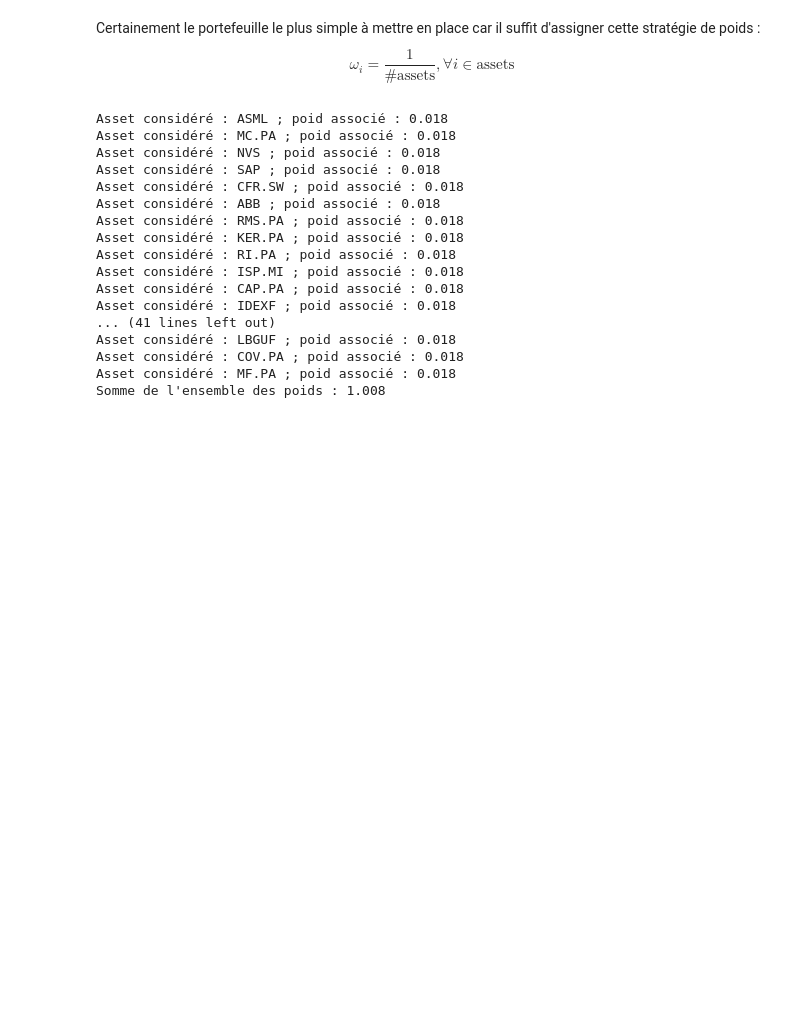
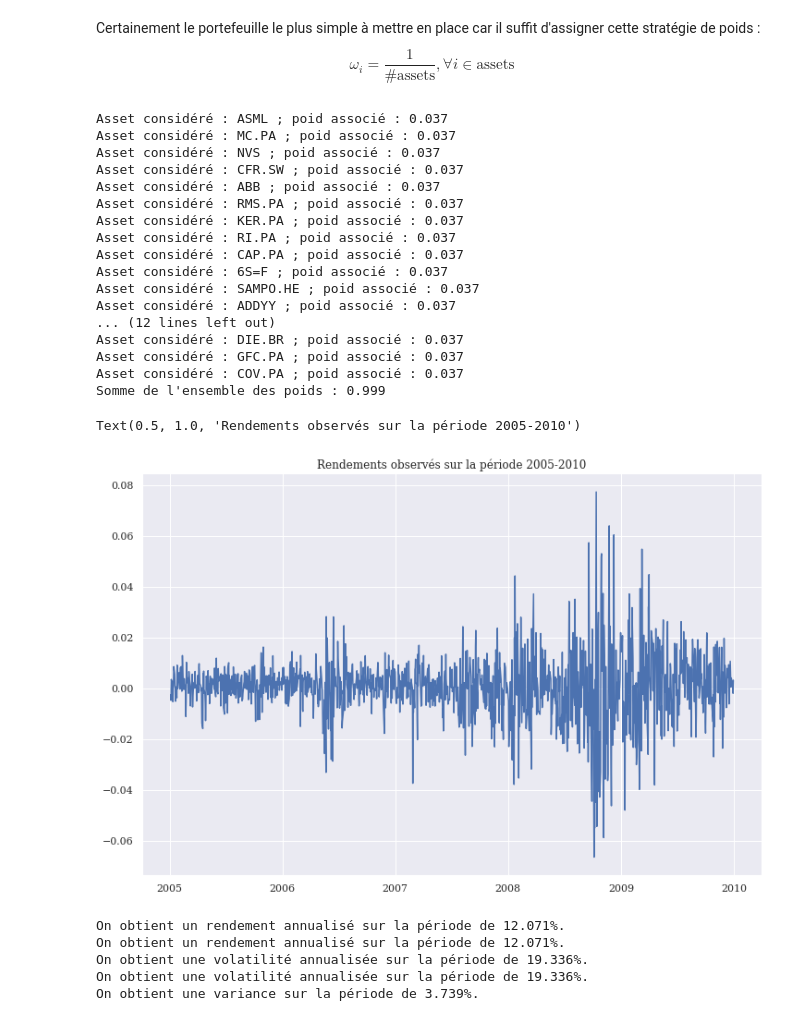
Before and after one commit to bashog/Portfolio-Construction, a Jupyter notebook: portfolio_construction.ipynb, the cells around one changed output. Drawn from its saved outputs; the diff is of its cells as text; code cells hidden in the pictures; blank space fills up the shorter version.

```diff
--- a/portfolio_construction.ipynb
+++ b/portfolio_construction.ipynb
@@ -125,7 +157,7 @@ $$
 $$
 # %%
 # On définit un dictionnaire contenant les poids associés à chaque asset
-w_equal = {asset:round(1/len(rends.columns),3) for asset in rends.columns}
+w_equal = {asset:round(1/len(rends_train.columns),3) for asset in rends_train.columns}
 
 # On affiche les actions et les poids associés puis la somme de tout les poids
 for key,value in w_equal.items():
@@ -133,20 +165,46 @@ for key,value in w_equal.items():
 print(f"Somme de l'ensemble des poids : {round(sum(w_equal.values()),5)}")
 # On remarque que la somme des poids est supérieure à 1 ce qui est dû à l'arrondi effectué sur les poids
 # %% [output]
-Asset considéré : ASML ; poid associé : 0.018
-Asset considéré : MC.PA ; poid associé : 0.018
-Asset considéré : NVS ; poid associé : 0.018
-Asset considéré : SAP ; poid associé : 0.018
-Asset considéré : CFR.SW ; poid associé : 0.018
-Asset considéré : ABB ; poid associé : 0.018
-Asset considéré : RMS.PA ; poid associé : 0.018
-Asset considéré : KER.PA ; poid associé : 0.018
-Asset considéré : RI.PA ; poid associé : 0.018
-Asset considéré : ISP.MI ; poid associé : 0.018
-Asset considéré : CAP.PA ; poid associé : 0.018
-Asset considéré : IDEXF ; poid associé : 0.018
-... (41 lines left out)
-Asset considéré : LBGUF ; poid associé : 0.018
-Asset considéré : COV.PA ; poid associé : 0.018
-Asset considéré : MF.PA ; poid associé : 0.018
-Somme de l'ensemble des poids : 1.008
+Asset considéré : ASML ; poid associé : 0.037
+Asset considéré : MC.PA ; poid associé : 0.037
+Asset considéré : NVS ; poid associé : 0.037
+Asset considéré : CFR.SW ; poid associé : 0.037
+Asset considéré : ABB ; poid associé : 0.037
+Asset considéré : RMS.PA ; poid associé : 0.037
+Asset considéré : KER.PA ; poid associé : 0.037
+Asset considéré : RI.PA ; poid associé : 0.037
+Asset considéré : CAP.PA ; poid associé : 0.037
+Asset considéré : 6S=F ; poid associé : 0.037
+Asset considéré : SAMPO.HE ; poid associé : 0.037
+Asset considéré : ADDYY ; poid associé : 0.037
+... (12 lines left out)
+Asset considéré : DIE.BR ; poid associé : 0.037
+Asset considéré : GFC.PA ; poid associé : 0.037
+Asset considéré : COV.PA ; poid associé : 0.037
+Somme de l'ensemble des poids : 0.999
+# %%
+# On calcule le rendement de notre portefeuille et on créé une nouvelle colonne
+Portfolio = pd.Series((rends_train*w_equal.values()).sum(axis=1),name="Portfolio")
+# %%
+plt.plot(Portfolio)
+plt.title("Rendements observés sur la période 2005-2010")
+# %% [output]
+Text(0.5, 1.0, 'Rendements observés sur la période 2005-2010')
+[figure, added]
+# %%
+# Le calcul du rendement annualisé est réalisé avec la fonction annu_rend du module portfolio_functions
+annu_rend = pf.annu_rend(Portfolio,show=True)
+annu_rend = pf.portfolio_rend(np.array(list(w_equal.values())),rends_train,show=True)
+# Les deux fonctions se valent, elles seront utilisées par la suite
+
+# Le calcul du rendement annualisé est réalisé avec la fonction annu_vol du module portfolio_functions
+annu_vol = pf.annu_vol(Portfolio,show=True)
+annu_vol = pf.portfolio_vol(np.array(list(w_equal.values())),pf.cov(rends_train),show=True)
+annu_var = pf.portfolio_var(np.array(list(w_equal.values())),pf.cov(rends_train),show=True)
+# Les deux fonctions se valent cependant elles ne fonctionnent pas de la même manière
+# %% [output]
+On obtient un rendement annualisé sur la période de 12.071%.
+On obtient un rendement annualisé sur la période de 12.071%.
+On obtient une volatilité annualisée sur la période de 19.336%.
+On obtient une volatilité annualisée sur la période de 19.336%.
+On obtient une variance sur la période de 3.739%.
```
Also changed, not shown: parts of 18 cells of this notebook, 1 other file.
